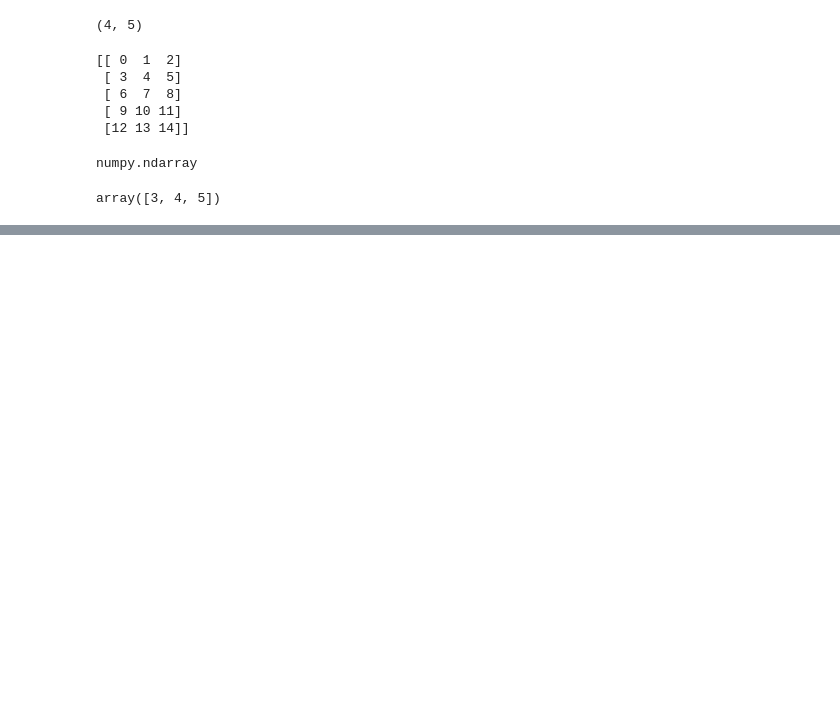
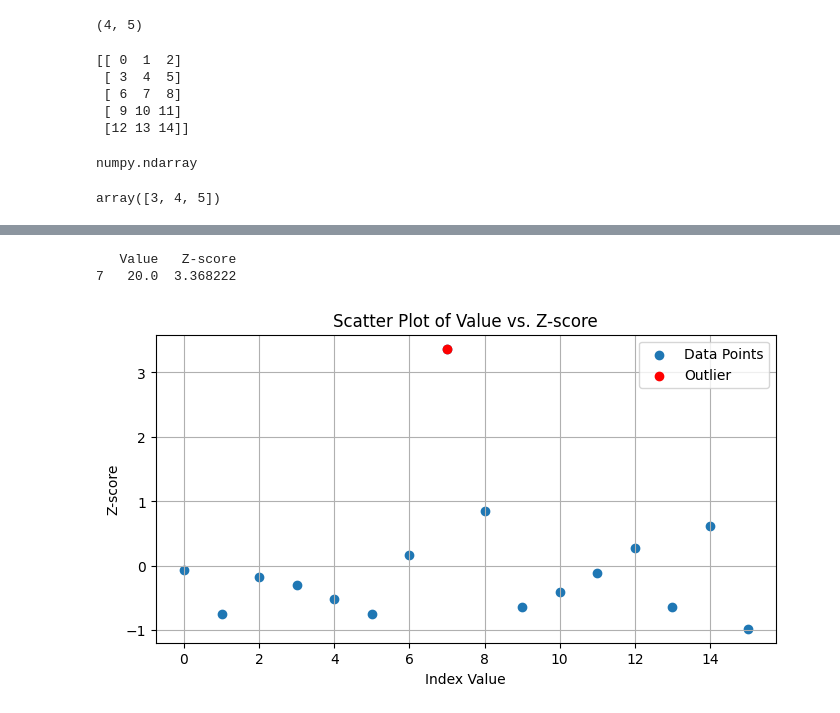
Before and after one commit to aakashkumar089/Class-notes, a Jupyter notebook: OTS_Numpy_class1.ipynb, the cells around one changed output, grey strips where cells are left out. Saved outputs shown, nothing was run; the diff lists cells and outputs as text; code cells hidden in the pictures; blank space fills up the shorter version.

```diff
--- a/OTS_Numpy_class1.ipynb
+++ b/OTS_Numpy_class1.ipynb
@@ -216,0 +284,3 @@ array([3, 4, 5])
+# %%
+df['Z-score'] = zscore(df['Value'])
+print(df)
@@ -216,0 +305,20 @@ array([3, 4, 5])
+# %%
+outliers = df[df['Z-score'].abs() > 3]
+print(outliers)
+# %% [output]
+   Value   Z-score
+7   20.0  3.368222
+# %%
+plt.figure(figsize=(8, 4))
+
+plt.scatter(df['Value'].index, df['Z-score'], label='Data Points')
+plt.scatter(outliers['Value'].index, outliers['Z-score'], color='red', label='Outlier')
+
+plt.xlabel('Index Value')
+plt.ylabel('Z-score')
+plt.title('Scatter Plot of Value vs. Z-score')
+plt.legend()
+plt.grid(True)
+plt.show()
+# %% [output]
+[figure, added]
```
Also changed, not shown: parts of 13 cells of this notebook.
